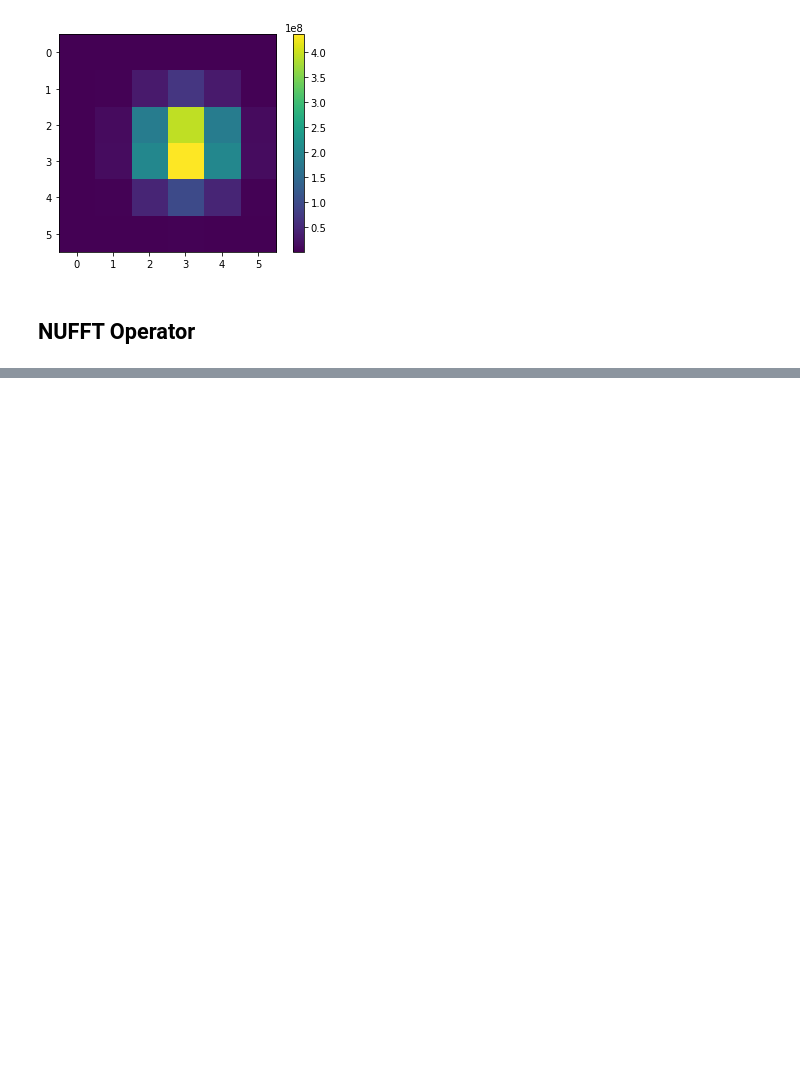
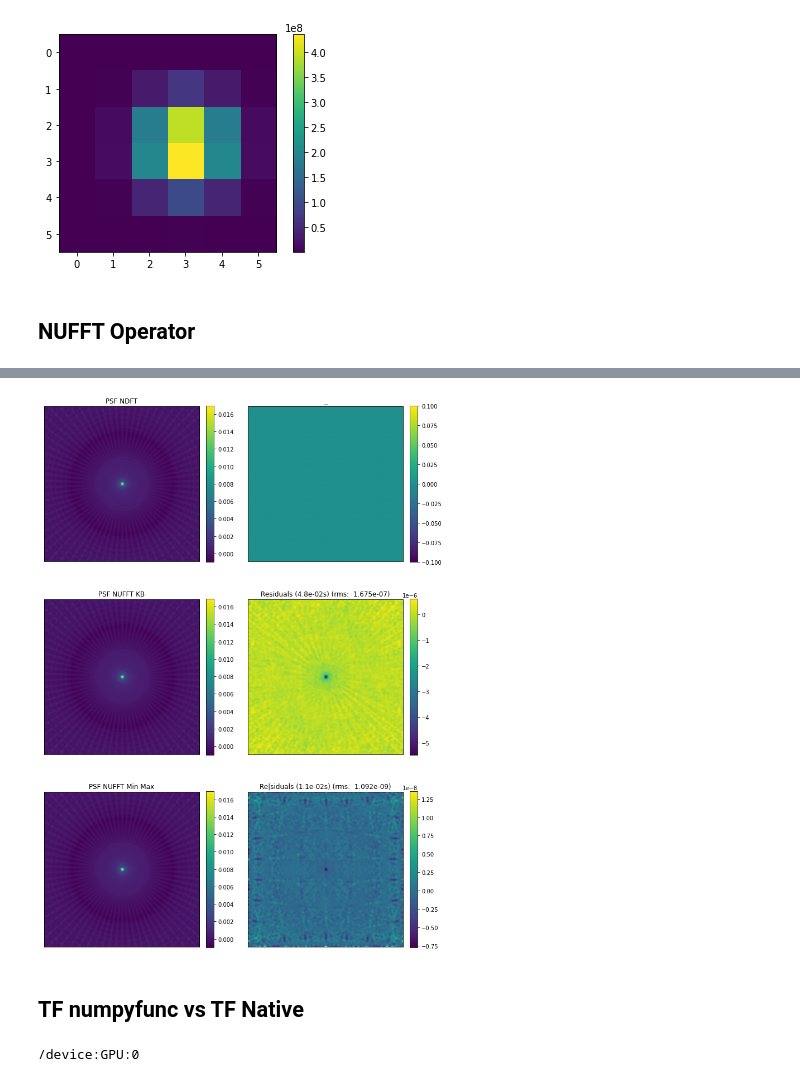
Before and after one commit to astro-informatics/LeIA, a Jupyter notebook: notebooks/nufft2.ipynb, the cells around one changed output, grey strips where cells are left out. Saved outputs shown, nothing was run; the diff lists cells and outputs as text; code cells hidden in the pictures; blank space fills up the shorter version.

```diff
--- a/notebooks/nufft2.ipynb
+++ b/notebooks/nufft2.ipynb
@@ -365,0 +151,30 @@ grad_model.compile(optimizer='adam', loss= tf.keras.losses.MSE)
+# %%
+# using (slow) non-uniform direct fourier transform
+x_dirty_ndft = dft2(np.arange(-128,128), np.arange(-128,128), uv, np.ones(len(uv)))
+# %%
+# old Min Max Nufft
+old_op = old_NUFFT_op(uv)
+# %%
+y = np.ones((4440,1)) +0j
+
+st = time.perf_counter()
+x_dirty_kb = op.adj_op(y).real # kaiser bessel
+t_kb = time.perf_counter() - st
+
+st = time.perf_counter()
+x_dirty_mm = old_op.adj_op(y).real # min max
+t_mm = time.perf_counter() - st
+# %%
+compare([
+    x_dirty_ndft, np.zeros(Nd),
+    x_dirty_kb, x_dirty_kb - x_dirty_ndft,
+    x_dirty_mm, x_dirty_mm - x_dirty_ndft], ncols=2, nrows=3,
+    titles=[
+        "PSF NDFT", "_",
+        "PSF NUFFT KB", f"Residuals ({t_kb:.1e}s) (rms:  {np.sqrt(np.mean(np.square(x_dirty_ndft - x_dirty_kb))):.3e})",
+        "PSF NUFFT Min Max", f"Re|siduals ({t_mm:.1e}s) (rms:  {np.sqrt(np.mean(np.square(x_dirty_ndft - x_dirty_mm))):.3e})"
+    ], colorbar=True)
+# %% [output]
+[figure, added]
+# %% [markdown]
+## TF numpyfunc vs TF Native
@@ -365,0 +195,4 @@ grad_model.compile(optimizer='adam', loss= tf.keras.losses.MSE)
+# %%
+print(tf.test.gpu_device_name())
+# %% [output]
+/device:GPU:0
```
Also changed, not shown: parts of 134 cells of this notebook, 7 other files.
